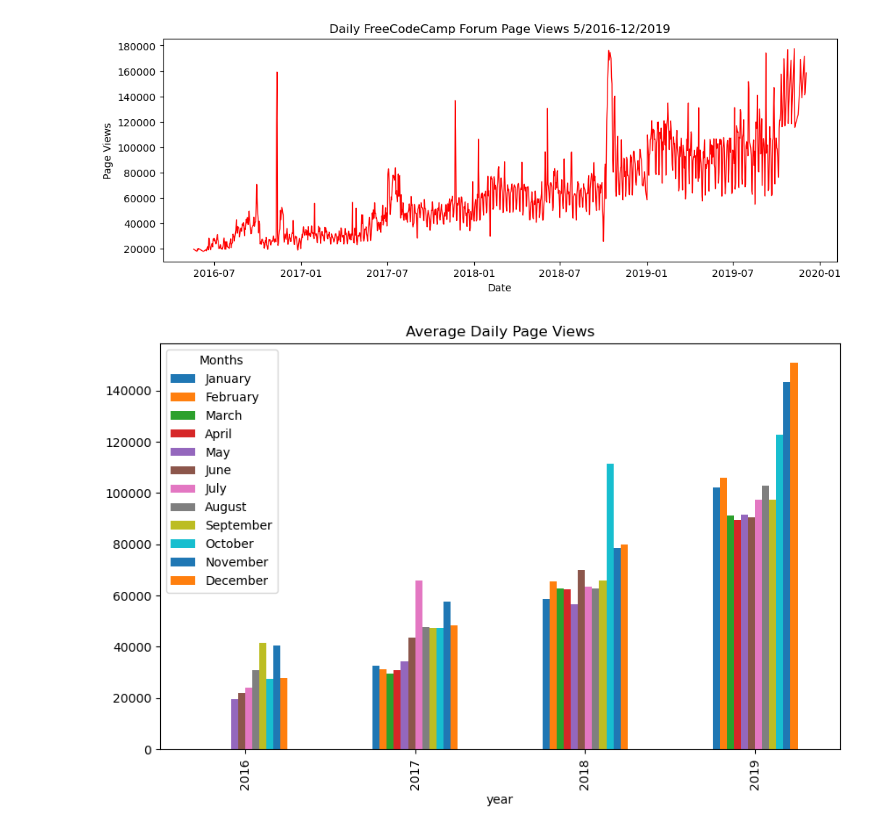
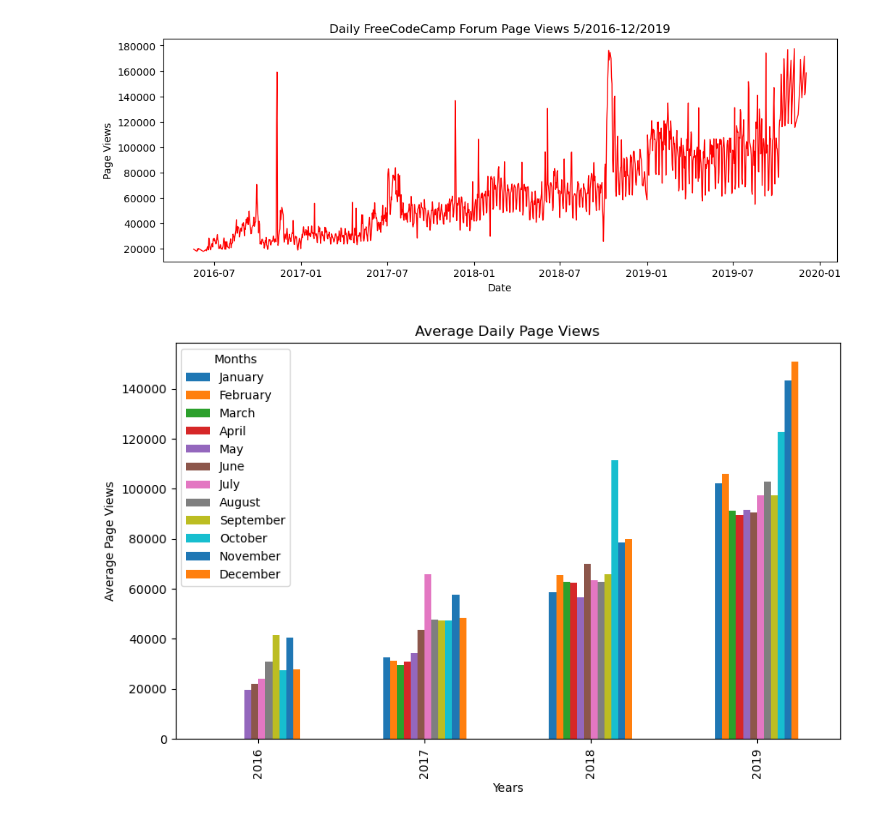
Before and after one commit to awault/page_view_visualizer, a Jupyter notebook: workbook.ipynb, the cells around one changed output. Cells and saved outputs as stored; diff of their text form; code cells hidden in the pictures.

```diff
--- a/workbook.ipynb
+++ b/workbook.ipynb
@@ -82,21 +82,23 @@ draw_line_plot()
 # %%
 def draw_bar_plot():
     # Copy and modify data for monthly bar plot
     data = df.copy()
     data['year'] = data['date'].dt.year
     data['month'] = data['date'].dt.month
     df_bar = data.groupby(['year','month'])['value'].mean().unstack()
 
     # Get month names
     month_names = [calendar.month_name[i] for i in range(1, 13)]
 
     # Draw bar plot
     fig,ax = plt.subplots(figsize=(10,6))
     df_bar.plot(kind='bar',ax=ax)
     ax.set_title('Average Daily Page Views')
     ax.legend(labels=month_names, title='Months', loc='upper left')
+    ax.set_xlabel('Years')
+    ax.set_ylabel('Average Page Views')
     plt.show()
 
 draw_bar_plot()
 # %% [output]
-[figure, old version]
+[figure, new version]
```
Also changed, not shown: parts of 1 cell of this notebook, 4 other files.
